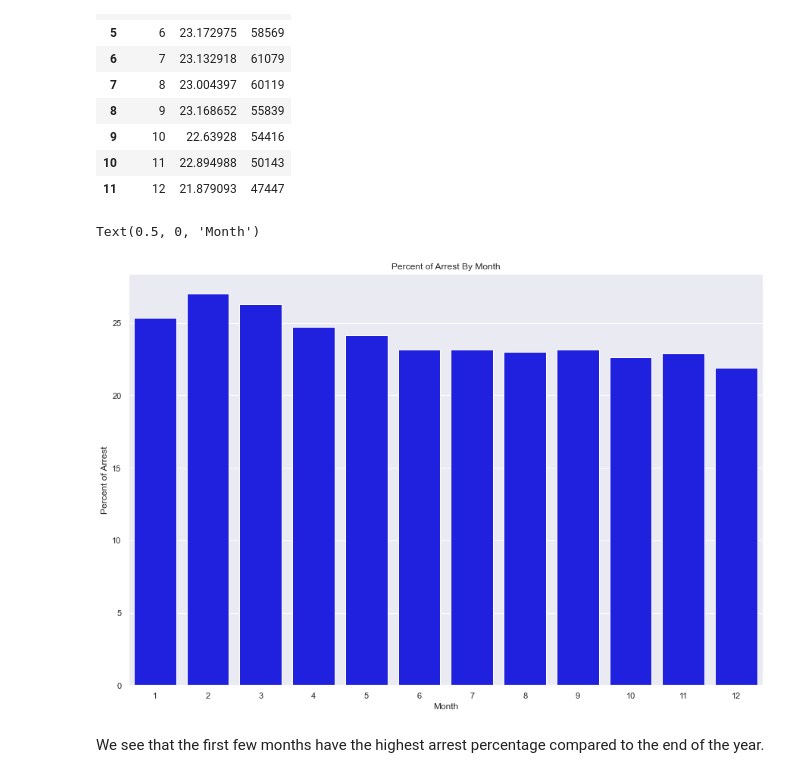
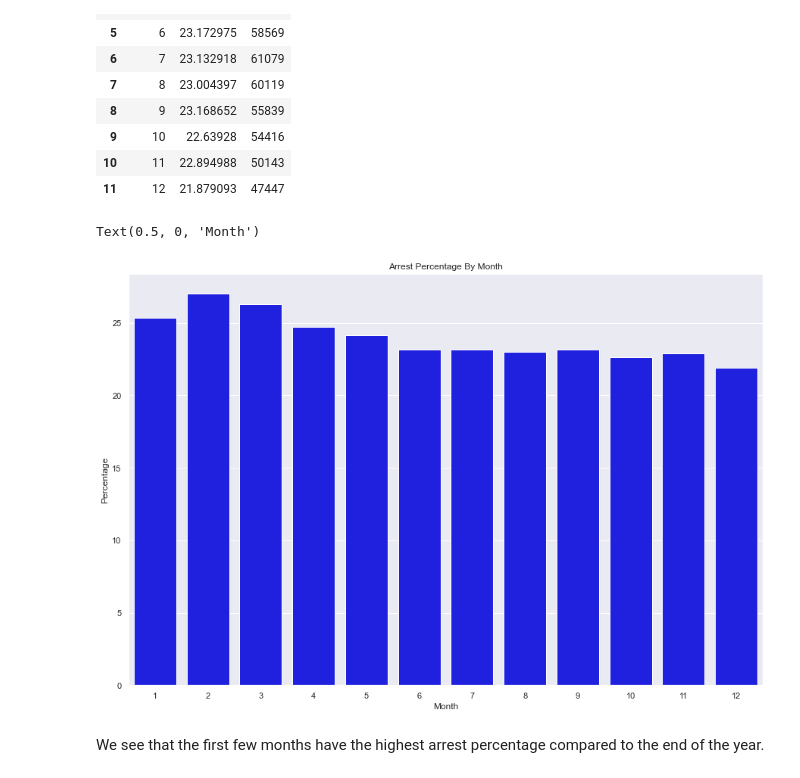
Before and after one commit to AustinYunker/Chicago-Crime-Analysis, a Jupyter notebook: Data Cleaning and Exploration.ipynb, the cells around one changed output. Cells and saved outputs as stored; diff of their text form; code cells hidden in the pictures.

```diff
--- a/Data Cleaning and Exploration.ipynb
+++ b/Data Cleaning and Exploration.ipynb
@@ -963,14 +961,14 @@ month_grp
 # %%
 #Make a bar chart of the results
 sns.set(rc = {'figure.figsize':(15,10)})
 sns.barplot(x="Month", y = "mean", order = month_grp["Month"] \
                                             , data = month_grp, color = "blue")
-plt.title("Percent of Arrest By Month")
-plt.ylabel("Percent of Arrest")
+plt.title("Arrest Percentage By Month")
+plt.ylabel("Percentage")
 plt.xlabel("Month")
 # %% [output]
 Text(0.5, 0, 'Month')
-[figure, old version]
+[figure, new version]
 # %% [markdown]
 We see that the first few months have the highest arrest percentage compared to the end of the year.
 # %% [markdown]
```
Also changed, not shown: parts of 27 cells of this notebook.
